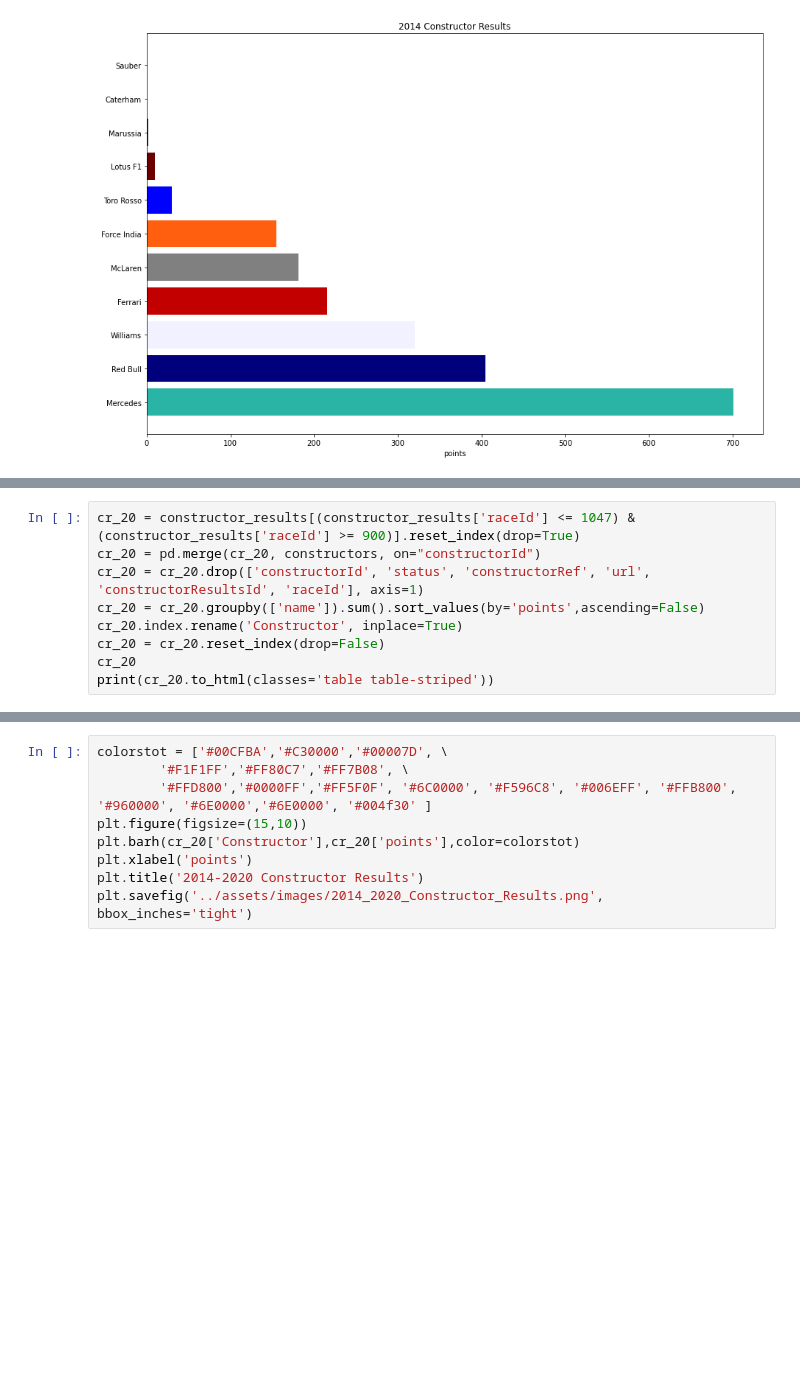
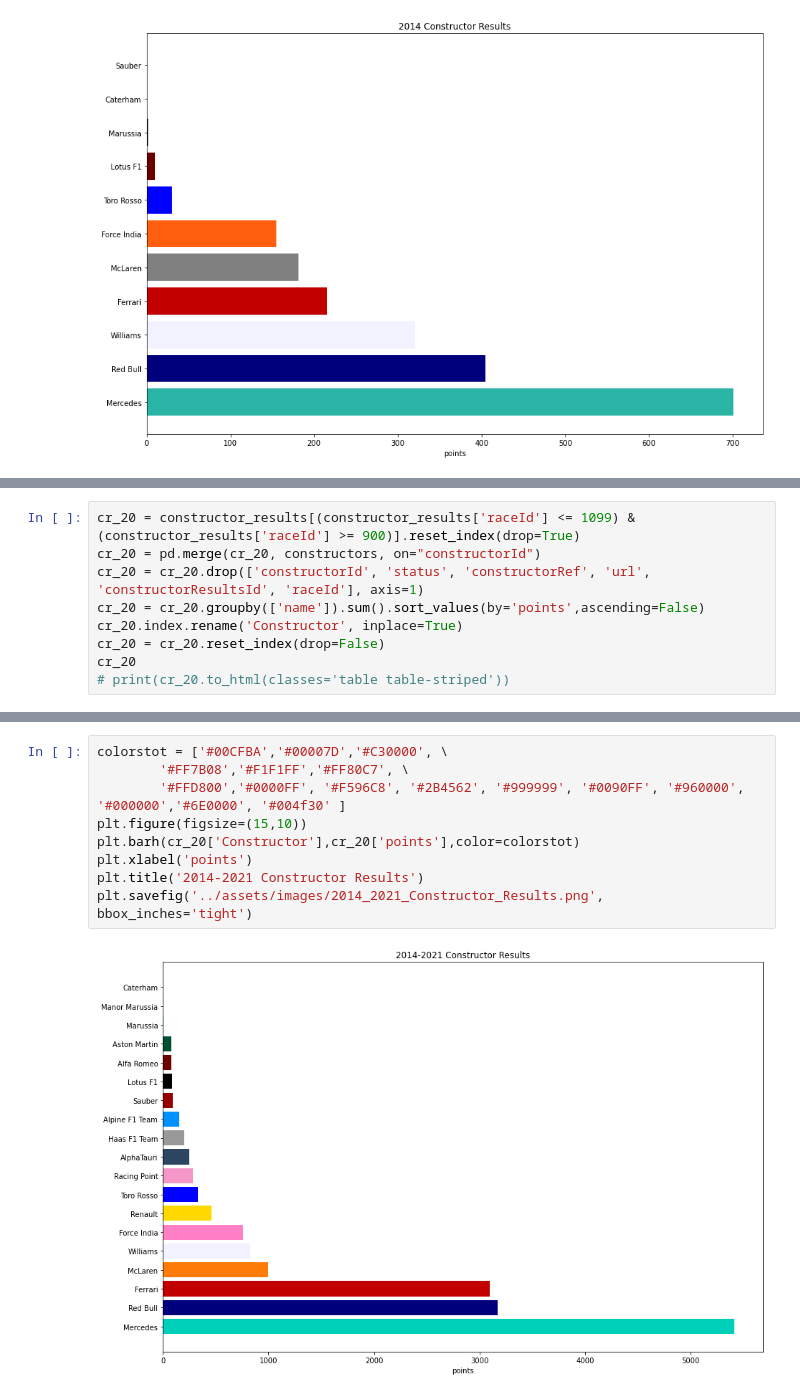
Before and after one commit to rb25s13/Web-Design-Challenge, a Jupyter notebook: resources/2021/source.ipynb, the cells around one changed output, grey strips where cells are left out. Saved outputs shown, nothing was run; the diff lists cells and outputs as text; blank space fills up the shorter version.

Commit message:
updated resources, charts, and readme

```diff
--- a/resources/2021/source.ipynb
+++ b/resources/2021/source.ipynb
@@ -406,9 +391,9 @@ print(uhhhh)
 # %%
-cr_20 = constructor_results[(constructor_results['raceId'] <= 1047) & (constructor_results['raceId'] >= 900)].reset_index(drop=True)
+cr_20 = constructor_results[(constructor_results['raceId'] <= 1099) & (constructor_results['raceId'] >= 900)].reset_index(drop=True)
 cr_20 = pd.merge(cr_20, constructors, on="constructorId")
 cr_20 = cr_20.drop(['constructorId', 'status', 'constructorRef', 'url', 'constructorResultsId', 'raceId'], axis=1)
 cr_20 = cr_20.groupby(['name']).sum().sort_values(by='points',ascending=False)
 cr_20.index.rename('Constructor', inplace=True)
 cr_20 = cr_20.reset_index(drop=False)
 cr_20
-print(cr_20.to_html(classes='table table-striped'))
+# print(cr_20.to_html(classes='table table-striped'))
@@ -415,9 +418,11 @@ print(cr_20.to_html(classes='table table-striped'))
 # %%
-colorstot = ['#00CFBA','#C30000','#00007D', \
-        '#F1F1FF','#FF80C7','#FF7B08', \
-        '#FFD800','#0000FF','#FF5F0F', '#6C0000', '#F596C8', '#006EFF', '#FFB800', '#960000', '#6E0000','#6E0000', '#004f30' ]
+colorstot = ['#00CFBA','#00007D','#C30000', \
+        '#FF7B08','#F1F1FF','#FF80C7', \
+        '#FFD800','#0000FF', '#F596C8', '#2B4562', '#999999', '#0090FF', '#960000', '#000000','#6E0000', '#004f30' ]
 plt.figure(figsize=(15,10))
 plt.barh(cr_20['Constructor'],cr_20['points'],color=colorstot)
 plt.xlabel('points')
-plt.title('2014-2020 Constructor Results')
-plt.savefig('../assets/images/2014_2020_Constructor_Results.png', bbox_inches='tight')
+plt.title('2014-2021 Constructor Results')
+plt.savefig('../assets/images/2014_2021_Constructor_Results.png', bbox_inches='tight')
+# %% [output]
+[figure, added]
```
Also changed, not shown: parts of 7 cells of this notebook, 17 other files.
